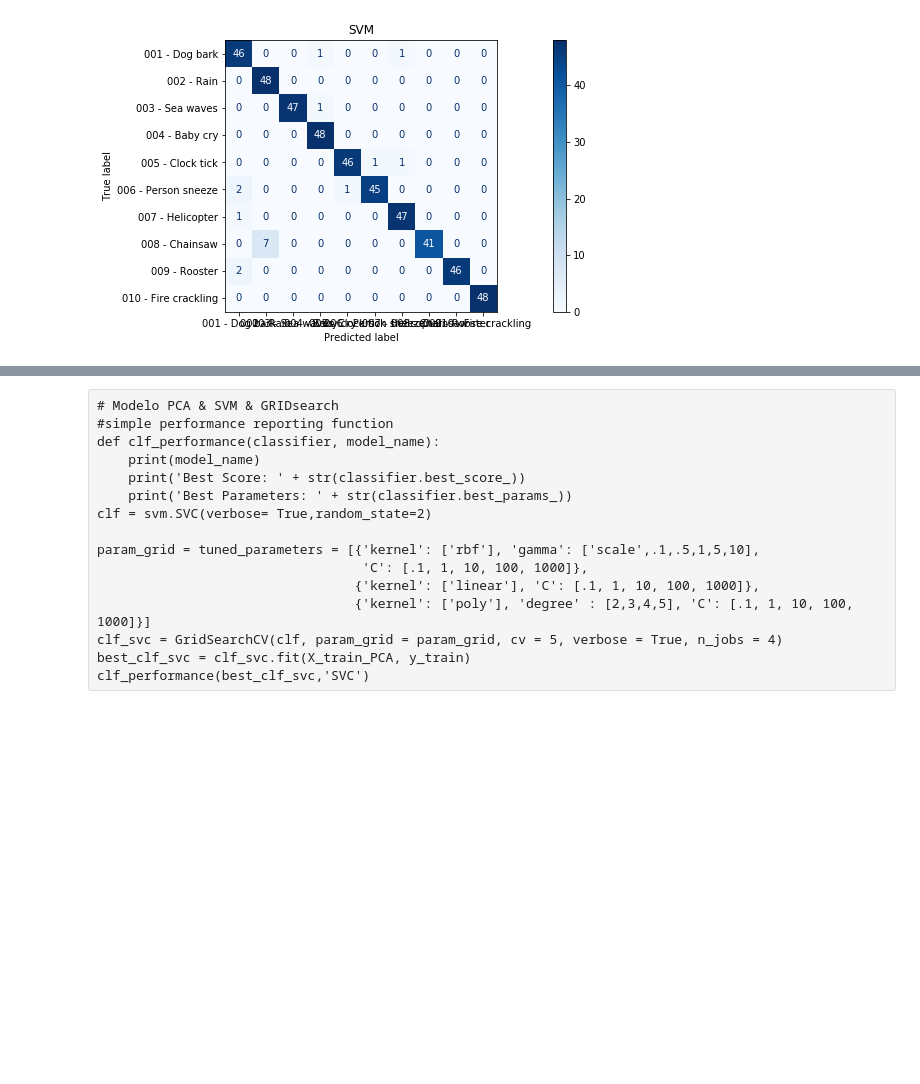
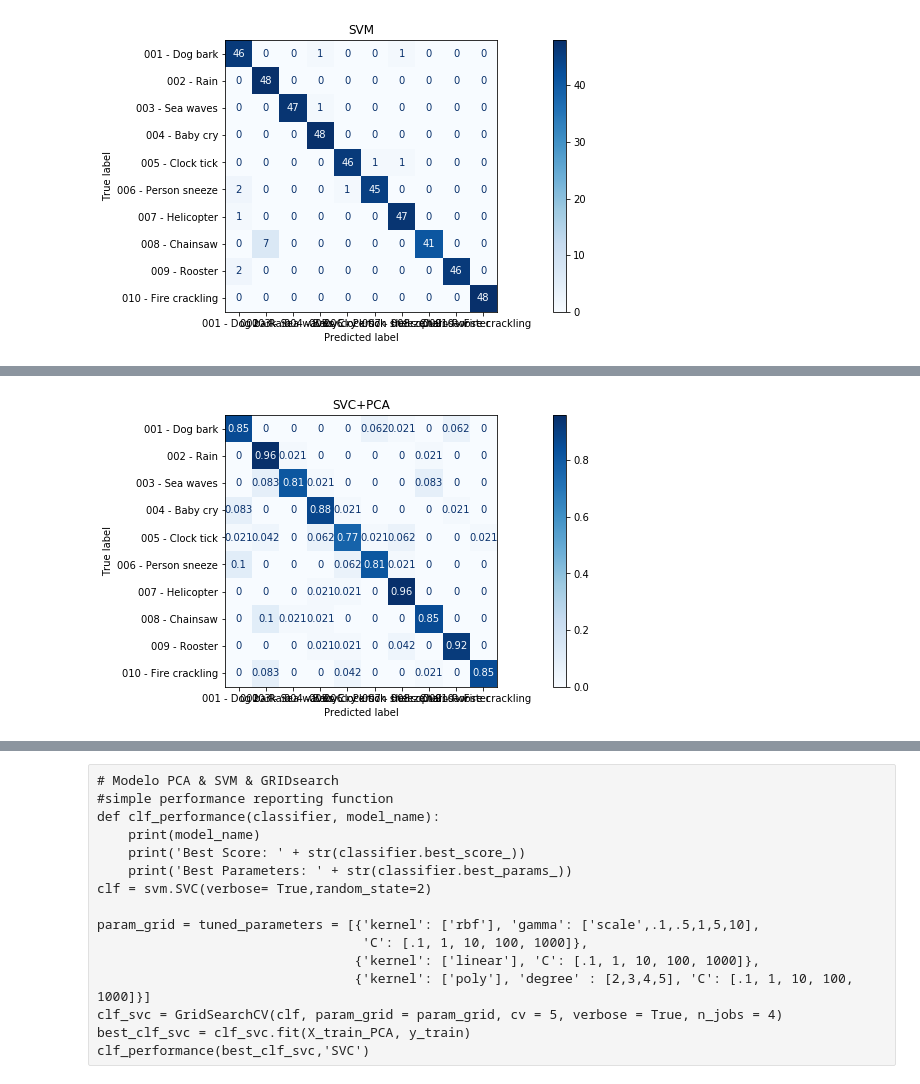
Before and after one commit to DavidCastilloAlvarado/STFT_ESC10, a Jupyter notebook: STFTstudy.ipynb, the cells around one changed output, grey strips where cells are left out. Drawn from its saved outputs; the diff is of its cells as text; code cells hidden in the pictures; blank space fills up the shorter version.

```diff
--- a/STFTstudy.ipynb
+++ b/STFTstudy.ipynb
@@ -345,0 +344,9 @@ Cantidad de caracteristicas 176472
+# %%
+plot_confusion_matrix_custom(title = "SVC+PCA",
+                            classifier=clf_PCA,
+                            X_test=X_test_PCA,
+                            y_test = y_test,
+                            class_names =  classes,
+                            normalize ='true')
+# %% [output]
+[figure, added]
```
Also changed, not shown: parts of 17 cells of this notebook.
